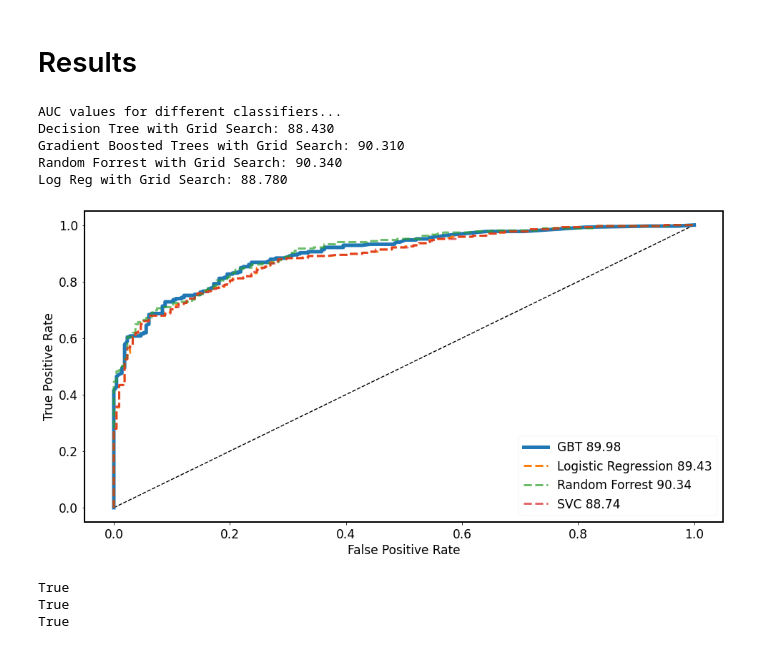
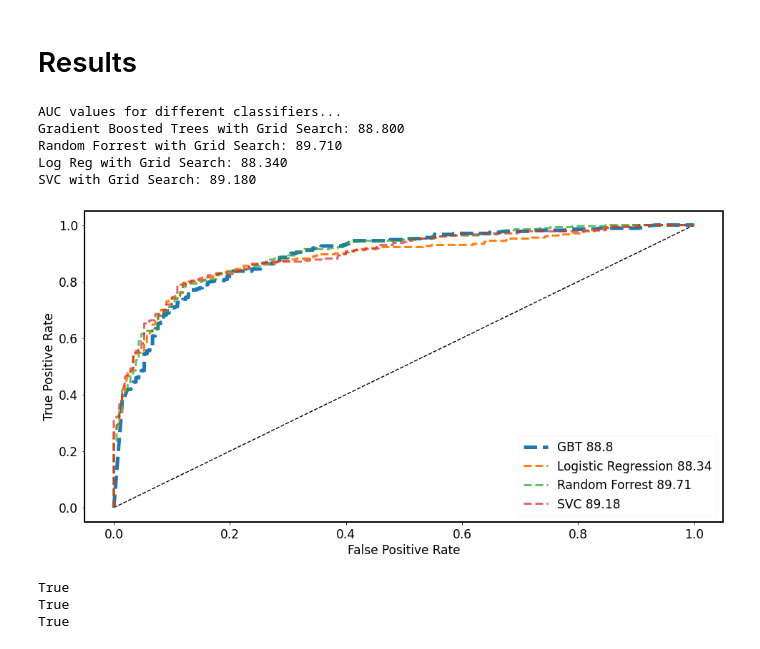
Before and after one commit to greermp/hilton_challenge, a Jupyter notebook: Working.ipynb, the cells around one changed output. Drawn from its saved outputs; the diff is of its cells as text; code cells hidden in the pictures.

```diff
--- a/Working.ipynb
+++ b/Working.ipynb
@@ -776,7 +775,7 @@ Fitting 5 folds for each of 100 candidates, totalling 500 fits
  'verbose': 0,
  'warm_start': False}
 # %%
-clf = LogisticRegression(solver='liblinear', random_state=0, C=0.8286427728546842, penalty='l1').fit(xDat, yDat)
+clf = LogisticRegression(solver='liblinear', random_state=0, C=16.768329368110066, penalty='l1').fit(xDat, yDat)
 
 predictions = clf.predict(testData)
 predictionProbabilities = clf.predict_proba(testData)
@@ -830,0 +819,17 @@ AUC Score: 88.74
+# %%
+train = False
+if train:
+    param_grid = {'C': [0.5, .1, 1, 5, 10],
+                'gamma': [1, 0.1, 0.01, 0.001, 10],
+                'kernel': ['rbf', 'linear' ]}
+
+    grid = GridSearchCV(SVC(), param_grid, refit = True, verbose=5, n_jobs=8)
+
+    # fitting the model for grid search
+    grid.fit(xDat, yDat)
+
+    # print best parameter after tuning
+    print(grid.best_params_)
+
+    # print how our model looks after hyper-parameter tuning
+    print(grid.best_estimator_)
@@ -830,0 +843,4 @@ AUC Score: 88.74
+# %%
+mySVC = SVC(C=1, gamma=.01, kernel='rbf', probability=True)
+# mySVC = SVC(C=1, gamma=0.1, kernel='poly', degree=3, probability=True)
+mySVC.fit(xDat, yDat)
@@ -830,0 +849,11 @@ AUC Score: 88.74
+# %%
+
+predictions = mySVC.predict(testData)
+print(classification_report(testLabels, predictions))
+predictionProbabilities = mySVC.predict_proba(testData)
+
+# # Calculate metrics on test set and display them
+svcAUC = calculateMetricsAndPrint(predictions, predictionProbabilities, testLabels)
+
+# # Calculate FPR and TPR for use in ROC Curve Variance later on
+falsePositiveRateSVC, truePositiveRateSVC, _ = roc_curve(testLabels, [item[1] for item in predictionProbabilities])
@@ -832,33 +878,33 @@ AUC Score: 88.74
 # Results
 # %%
 print("AUC values for different classifiers...")
-print("Decision Tree with Grid Search: %.3f\nGradient Boosted Trees with Grid Search: %.3f\nRandom Forrest with Grid Search: %.3f\nLog Reg with Grid Search: %.3f" % (dtGridAUC,gbtGridAUC,rfAUC,lrAUC))
+print("Gradient Boosted Trees with Grid Search: %.3f\nRandom Forrest with Grid Search: %.3f\nLog Reg with Grid Search: %.3f\nSVC with Grid Search: %.3f" % (gbtGridAUC,rfAUC,lrAUC,svcAUC))
 # %% [output]
 AUC values for different classifiers...
-Decision Tree with Grid Search: 88.430
-Gradient Boosted Trees with Grid Search: 90.310
-Random Forrest with Grid Search: 90.340
-Log Reg with Grid Search: 88.780
+Gradient Boosted Trees with Grid Search: 88.800
+Random Forrest with Grid Search: 89.710
+Log Reg with Grid Search: 88.340
+SVC with Grid Search: 89.180
 # %%
 plt.rcParams['figure.figsize'] = [16, 8]
 FONT_SIZE = 17
 
 # plt.plot(falsePositiveRateDt, truePositiveRateDt, linewidth = 3, label = "DecisionTree(DT)")
 # plt.plot(falsePositiveRateDtWithGridSearch, truePositiveRateDtWithGridSearch, linewidth = 3, label = "DTWithGridSearch")
 # plt.plot(falsePositiveRateGb, truePositiveRateGb, linewidth = 3, label = "GradientBoostedTrees(GBT)")
 plt.plot([0,1],[0,1], 'k--')
-plt.plot(falsePositiveRateGbWithGridSearch, truePositiveRateGbWithGridSearch, linewidth = 5, label = "GBT " + str(gbtGridAUC))
-plt.plot(falsePositiveRateLR, truePositiveRateLR, linewidth = 3, label = "Logistic Regression " + str(clfAUC), linestyle='--')
+plt.plot(falsePositiveRateGbWithGridSearch, truePositiveRateGbWithGridSearch, linewidth = 5, label = "GBT " + str(gbtGridAUC), linestyle='--')
+plt.plot(falsePositiveRateLR, truePositiveRateLR, linewidth = 3, label = "Logistic Regression " + str(lrAUC), linestyle='--')
 plt.plot(falsePositiveRateRF, truePositiveRateRF, linewidth = 3, label = "Random Forrest " + str(rfAUC), alpha=.7, linestyle='--')
 plt.plot(falsePositiveRateSVC, truePositiveRateSVC, linewidth = 3, label = "SVC " + str(svcAUC), alpha=.7, linestyle='--')
 plt.legend(fontsize=FONT_SIZE)
 plt.xticks(fontsize=FONT_SIZE)
 plt.yticks(fontsize=FONT_SIZE)
 plt.xlabel("False Positive Rate", fontsize=FONT_SIZE)
 plt.ylabel("True Positive Rate", fontsize=FONT_SIZE)
 plt.show()
 # %% [output]
-[figure, old version]
+[figure, new version]
 # %%
 # return the indicies from the original dataframe that we used as features in our model
 def findIndiciesOfFeatures(features, original):
```
Also changed, not shown: parts of 17 cells of this notebook.
